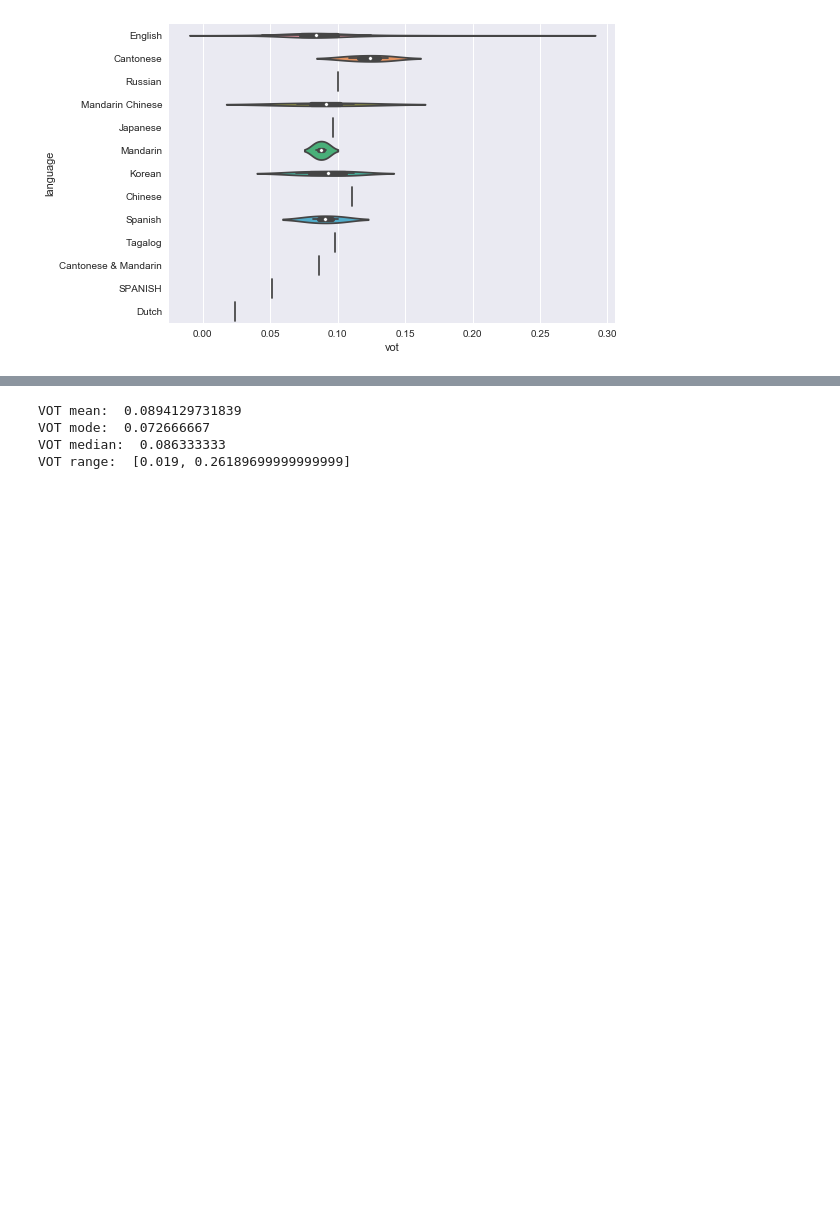
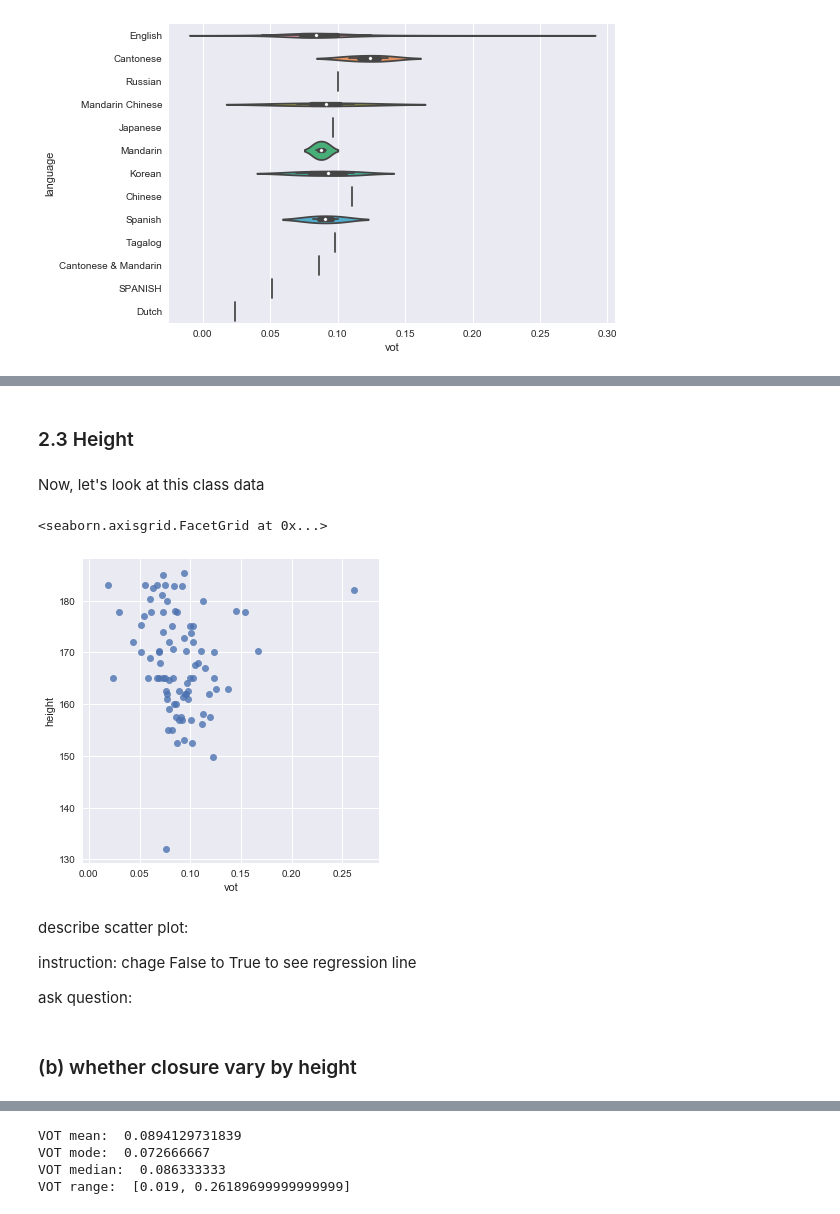
Before and after one commit to ds-modules/LINGUIS-110, a Jupyter notebook: VOT homework.ipynb, the cells around one changed output, grey strips where cells are left out. Saved outputs shown, nothing was run; the diff lists cells and outputs as text; code cells hidden in the pictures; blank space fills up the shorter version.

```diff
--- a/VOT homework.ipynb
+++ b/VOT homework.ipynb
@@ -52,0 +82,17 @@ sns.violinplot(x="vot", y="language", data=vot);
+# %% [markdown]
+### 2.3 Height
+# %% [markdown]
+Now, let's look at this class data
+# %%
+sns.lmplot('vot', 'height', data=vot_Sp17, fit_reg=False)
+# %% [output]
+<seaborn.axisgrid.FacetGrid at 0x...>
+[figure, added]
+# %% [markdown]
+describe scatter plot:
+
+instruction: chage False to True to see regression line
+
+ask question:
+# %% [markdown]
+### (b) whether closure vary by height
```
Also changed, not shown: parts of 63 cells of this notebook.
